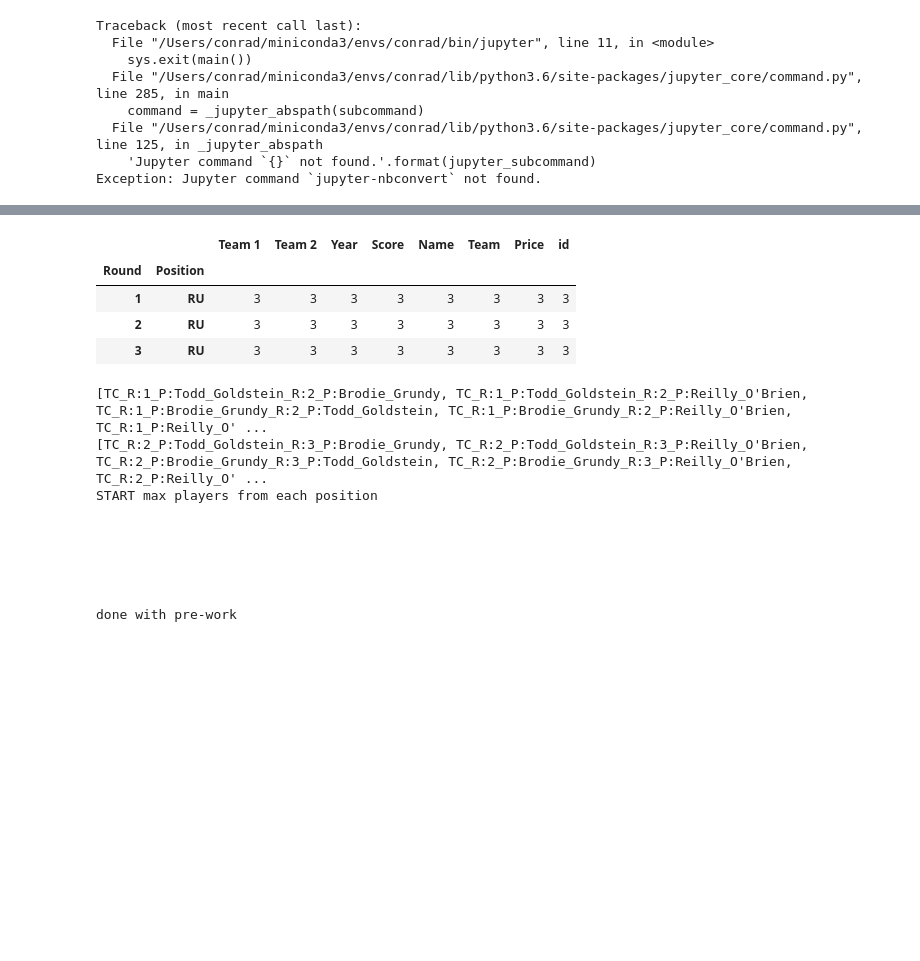
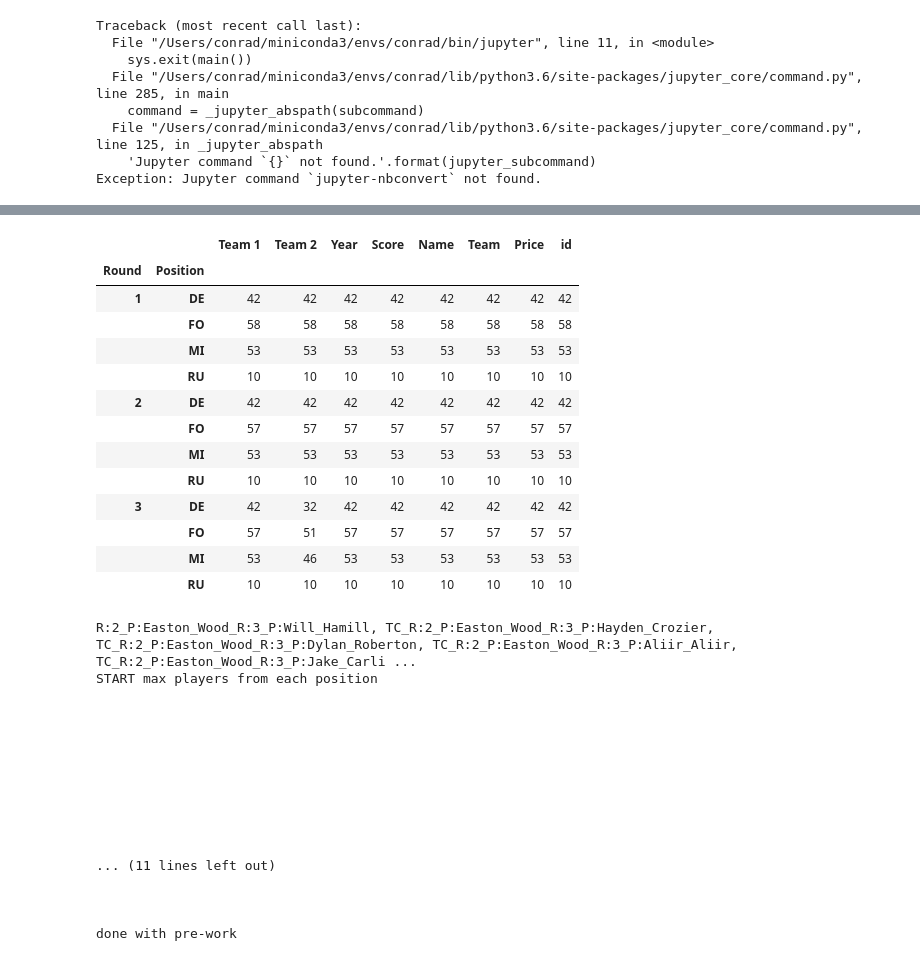
Before and after one commit to conradbez/afl_optimiser, a Jupyter notebook: AFL.ipynb, the cells around one changed output, grey strips where cells are left out. Cells and saved outputs as stored; diff of their text form; code cells hidden in the pictures; blank space fills up the shorter version.

```diff
--- a/AFL.ipynb
+++ b/AFL.ipynb
@@ -42,8 +42,8 @@ full_player_scores['Score'] = pd.to_numeric(full_player_scores['Score'], errors=
 # testfilter
 full_player_scores = full_player_scores[full_player_scores['Round']<4]
 # players_to_keep = ["Adam Tomlinson", "Max Gawn"]
-players_to_keep = full_player_scores['Name'].unique()[:5]
-full_player_scores = full_player_scores[full_player_scores['Name'].isin(players_to_keep)]
+# players_to_keep = full_player_scores['Name'].unique()[:100]
+# full_player_scores = full_player_scores[full_player_scores['Name'].isin(players_to_keep)]
 
 
 full_player_scores_2021 = full_player_scores[full_player_scores['Year']==2021]
@@ -100,7 +100,7 @@ RU_Players['id'] = "R:"+RU_Players['Round'].astype(str)+"_P:"+RU_Players['Name']
 # RU_Players = RU_Players.reindex(index=players_to_keep).dropna(how='all')
 
 # Only take players in top quater of average values (score/price)
-player_best_values = player_average_value.sort_values(ascending=False)[:int(len(player_average_value)/2)]
+player_best_values = player_average_value.sort_values(ascending=False)[:int(len(player_average_value)/4)]
 RU_Players = RU_Players.reindex(index=player_best_values.index.values).dropna(how='all')
 
 try:
@@ -113,8 +114,17 @@ RU_Players.groupby(['Round','Position']).count()
 |  |  | Team 1 | Team 2 | Year | Score | Name | Team | Price | id |
 | Round | Position |  |  |  |  |  |  |  |  |
-| 1 | RU | 3 | 3 | 3 | 3 | 3 | 3 | 3 | 3 |
-| 2 | RU | 3 | 3 | 3 | 3 | 3 | 3 | 3 | 3 |
-| 3 | RU | 3 | 3 | 3 | 3 | 3 | 3 | 3 | 3 |
+| 1 | DE | 42 | 42 | 42 | 42 | 42 | 42 | 42 | 42 |
+|  | FO | 58 | 58 | 58 | 58 | 58 | 58 | 58 | 58 |
+|  | MI | 53 | 53 | 53 | 53 | 53 | 53 | 53 | 53 |
+|  | RU | 10 | 10 | 10 | 10 | 10 | 10 | 10 | 10 |
+| 2 | DE | 42 | 42 | 42 | 42 | 42 | 42 | 42 | 42 |
+|  | FO | 57 | 57 | 57 | 57 | 57 | 57 | 57 | 57 |
+|  | MI | 53 | 53 | 53 | 53 | 53 | 53 | 53 | 53 |
+|  | RU | 10 | 10 | 10 | 10 | 10 | 10 | 10 | 10 |
+| 3 | DE | 42 | 32 | 42 | 42 | 42 | 42 | 42 | 42 |
+|  | FO | 57 | 51 | 57 | 57 | 57 | 57 | 57 | 57 |
+|  | MI | 53 | 46 | 53 | 53 | 53 | 53 | 53 | 53 |
+|  | RU | 10 | 10 | 10 | 10 | 10 | 10 | 10 | 10 |
 # %%
 player_contraints = {}
 prob = LpProblem("aflProblem", LpMaximize)
@@ -192,8 +202,7 @@ for (position,round), pl_pos_ids in RU_Players_Position_Casting[['pl_pos_id','Po
 
 print('done with pre-work')
 # %% [output]
-[TC_R:1_P:Todd_Goldstein_R:2_P:Brodie_Grundy, TC_R:1_P:Todd_Goldstein_R:2_P:Reilly_O'Brien, TC_R:1_P:Brodie_Grundy_R:2_P:Todd_Goldstein, TC_R:1_P:Brodie_Grundy_R:2_P:Reilly_O'Brien, TC_R:1_P:Reilly_O' ...
-[TC_R:2_P:Todd_Goldstein_R:3_P:Brodie_Grundy, TC_R:2_P:Todd_Goldstein_R:3_P:Reilly_O'Brien, TC_R:2_P:Brodie_Grundy_R:3_P:Todd_Goldstein, TC_R:2_P:Brodie_Grundy_R:3_P:Reilly_O'Brien, TC_R:2_P:Reilly_O' ...
+R:2_P:Easton_Wood_R:3_P:Will_Hamill, TC_R:2_P:Easton_Wood_R:3_P:Hayden_Crozier, TC_R:2_P:Easton_Wood_R:3_P:Dylan_Roberton, TC_R:2_P:Easton_Wood_R:3_P:Aliir_Aliir, TC_R:2_P:Easton_Wood_R:3_P:Jake_Carli ...
 START max players from each position
 
 
@@ -201,6 +210,14 @@ START max players from each position
 
 
 
+
+
+
+
+... (11 lines left out)
+
+
+
 done with pre-work
 # %%
 try:
```
Also changed, not shown: parts of 6 cells of this notebook, 2 other files.
